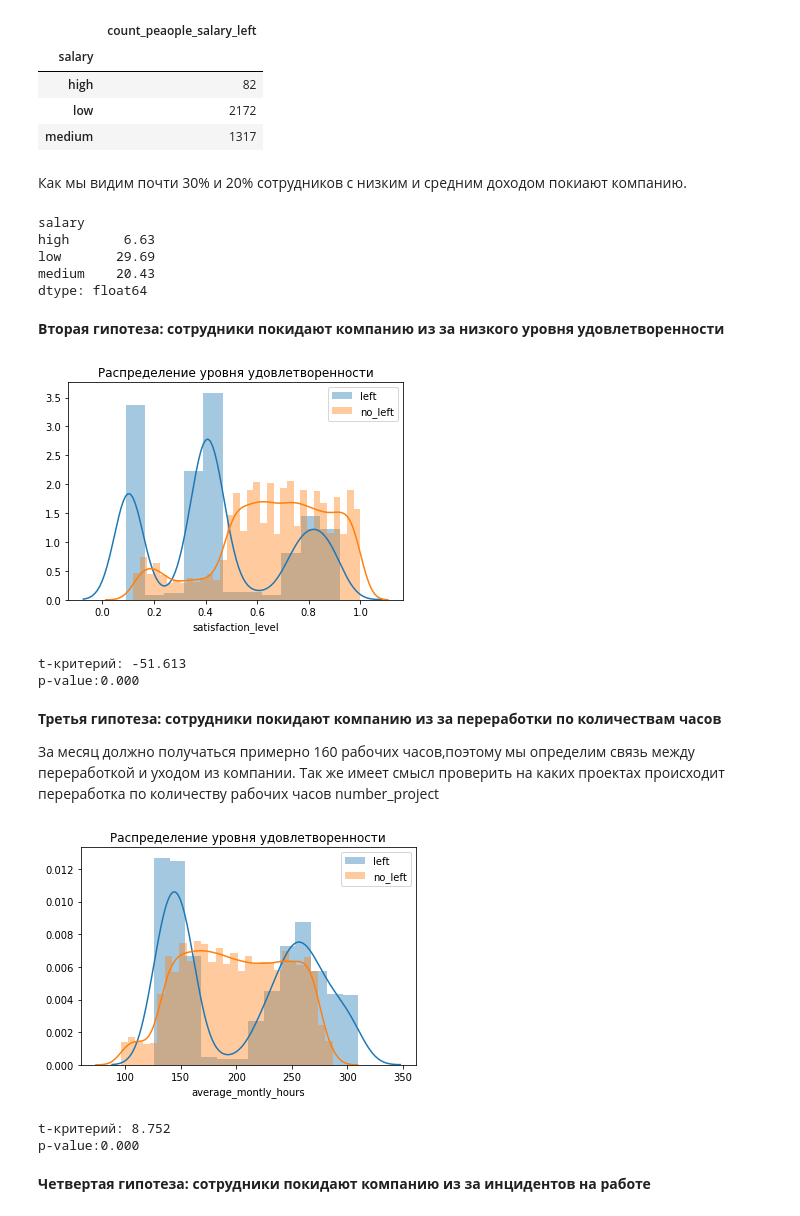
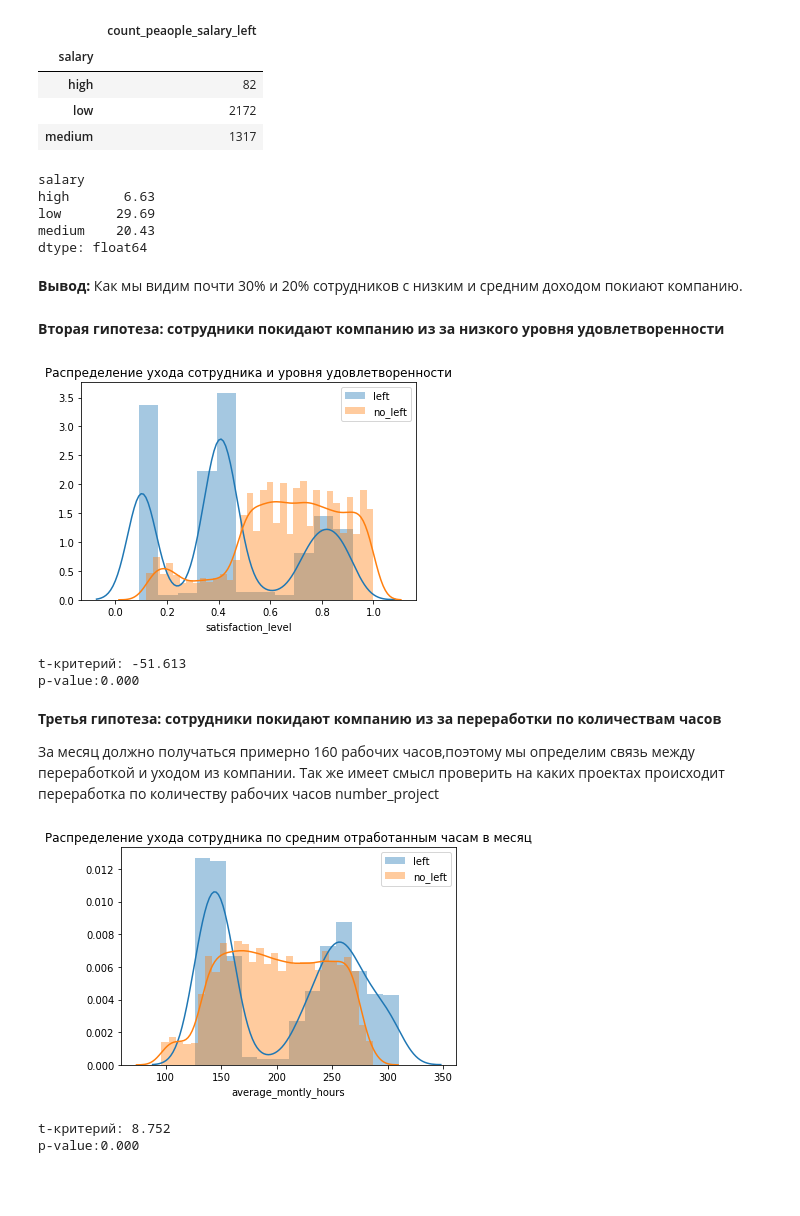
Before and after one commit to fender0137/netology_pyda, a Jupyter notebook: work.ipynb, the cells around one changed output. Cells and saved outputs as stored; diff of their text form; code cells hidden in the pictures; blank space fills up the shorter version.

```diff
--- a/work.ipynb
+++ b/work.ipynb
@@ -354,8 +362,6 @@ people_salary_left
 | medium | 1317 |
 # %%
 joined = people_salary.merge(people_salary_left, how='inner', on='salary')
-# %% [markdown]
-Как мы видим почти 30% и 20% сотрудников с низким и средним доходом покиают компанию.
 # %%
 # Считаем процент сотрудников покинувших компанию
 percent_left_salary = joined['count_peaople_salary_left']/joined['count_peaople_salary']*100
@@ -367,23 +373,25 @@ high       6.63
 low       29.69
 medium    20.43
 dtype: float64
+# %% [markdown]
+**Вывод:** Как мы видим почти 30% и 20% сотрудников с низким и средним доходом покиают компанию.
 # %% [markdown]
 **Вторая гипотеза: сотрудники покидают компанию из за низкого уровня удовлетворенности**
 # %%
 data_tuple = ('left','no_left','satisfaction_level')
 hr1 = hr.loc[hr['left']==1][data_tuple[2]]
 hr2 = hr.loc[hr['left']==0][data_tuple[2]]
 
 sns.distplot(hr1)
 sns.distplot(hr2)
-plt.title('Распределение уровня удовлетворенности')
+plt.title('Распределение ухода сотрудника и уровня удовлетворенности')
 plt.legend([data_tuple[0],data_tuple[1]])
 plt.show()
 value = sts.ttest_ind(hr1, hr2)
 print(f't-критерий: {value.statistic:.3f}')
 print(f'p-value:{value.pvalue:.3f}')
 # %% [output]
-[figure, old version]
+[figure, new version]
 t-критерий: -51.613
 p-value:0.000
 # %% [markdown]
@@ -398,15 +406,13 @@ hr2 = hr.loc[hr['left']==0][data_tuple[2]]
 
 sns.distplot(hr1)
 sns.distplot(hr2)
-plt.title('Распределение уровня удовлетворенности')
+plt.title('Распределение ухода сотрудника по средним отработанным часам в месяц')
 plt.legend([data_tuple[0],data_tuple[1]])
 plt.show()
 value = sts.ttest_ind(hr1, hr2)
 print(f't-критерий: {value.statistic:.3f}')
 print(f'p-value:{value.pvalue:.3f}')
 # %% [output]
-[figure, old version]
+[figure, new version]
 t-критерий: 8.752
 p-value:0.000
-# %% [markdown]
-**Четвертая гипотеза: сотрудники покидают компанию из за инцидентов на работе**
```
Also changed, not shown: parts of 3 cells of this notebook.
